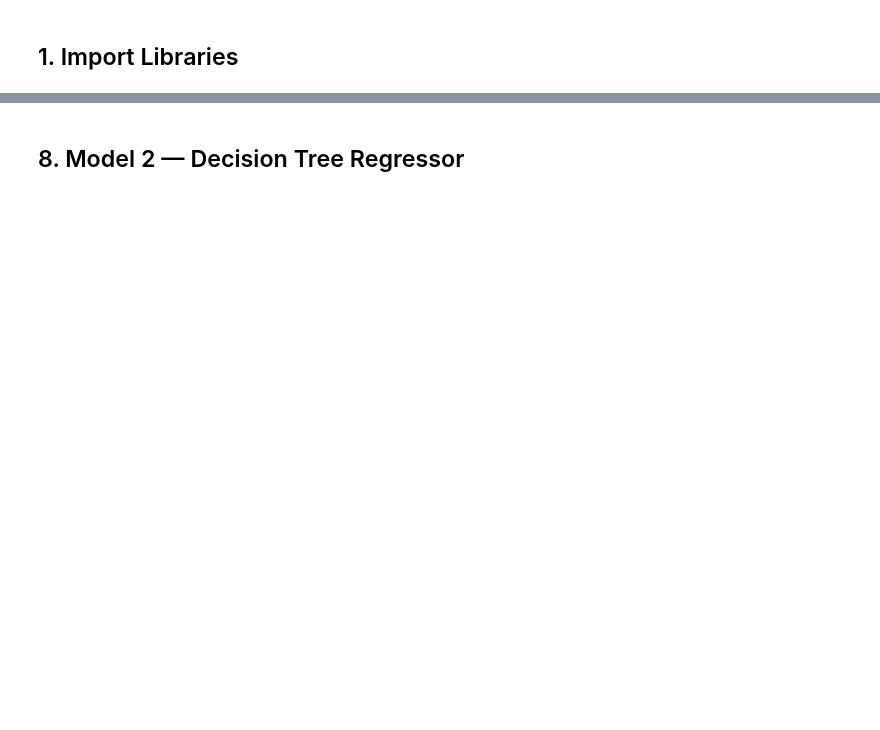
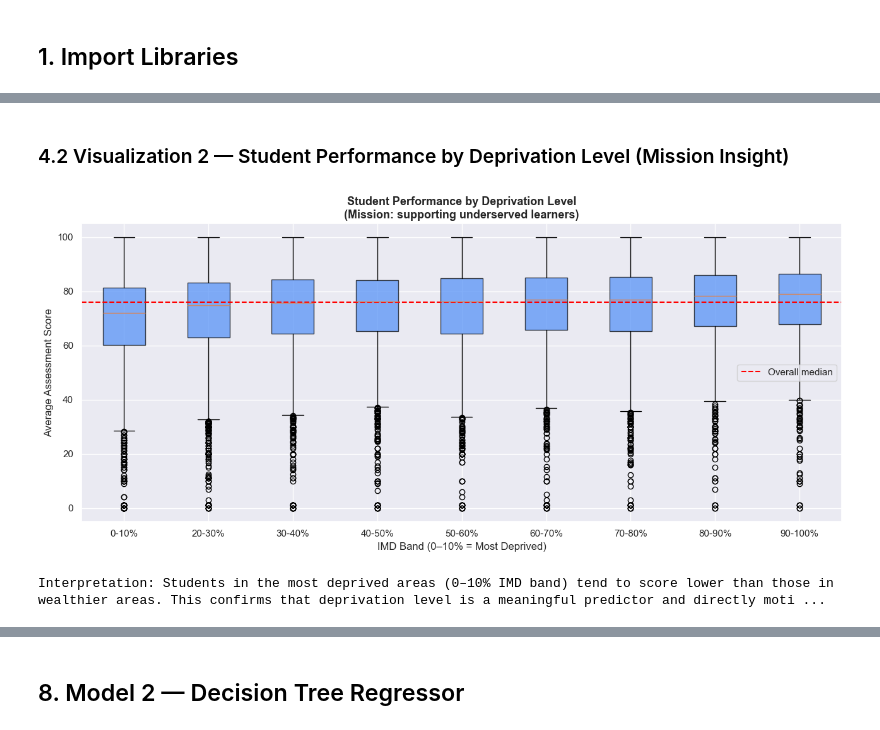
Before and after one commit to irachrist1/linear_regression_model, a Jupyter notebook: summative/linear_regression/multivariate.ipynb, the cells around one changed output, grey strips where cells are left out. Drawn from its saved outputs; the diff is of its cells as text; code cells hidden in the pictures; blank space fills up the shorter version.

```diff
--- a/summative/linear_regression/multivariate.ipynb
+++ b/summative/linear_regression/multivariate.ipynb
@@ -468,0 +165,27 @@ Interpretation: The red line comes directly from the trained linear regression m
+# %% [markdown]
+### 4.2 Visualization 2 — Student Performance by Deprivation Level (Mission Insight)
+# %%
+imd_order = ['0-10%', '10-20%', '20-30%', '30-40%', '40-50%',
+             '50-60%', '60-70%', '70-80%', '80-90%', '90-100%']
+present_bands = [b for b in imd_order if b in df['imd_band'].unique()]
+
+plt.figure(figsize=(13, 6))
+df_imd = df[df['imd_band'].isin(present_bands)]
+groups = [df_imd[df_imd['imd_band'] == band]['avg_score'].dropna().values for band in present_bands]
+bp = plt.boxplot(groups, labels=present_bands, patch_artist=True)
+for patch in bp['boxes']:
+    patch.set_facecolor('#4f8ef7')
+    patch.set_alpha(0.7)
+plt.axhline(df['avg_score'].median(), color='red', linestyle='--', label='Overall median')
+plt.xlabel('IMD Band (0–10% = Most Deprived)', fontsize=12)
+plt.ylabel('Average Assessment Score', fontsize=12)
+plt.title('Student Performance by Deprivation Level\n(Mission: supporting underserved learners)',
+          fontsize=13, fontweight='bold')
+plt.legend()
+plt.tight_layout()
+plt.savefig('viz_imd_performance.png', dpi=120, bbox_inches='tight')
+plt.show()
+print('Interpretation: Students in the most deprived areas (0–10% IMD band) tend to score lower than those in wealthier areas. This confirms that deprivation level is a meaningful predictor and directly motivates the mission of early, personalized support for underserved students.')
+# %% [output]
+[figure, added]
+Interpretation: Students in the most deprived areas (0–10% IMD band) tend to score lower than those in wealthier areas. This confirms that deprivation level is a meaningful predictor and directly moti ...
```
Also changed, not shown: parts of 58 cells of this notebook, 17 other files.
